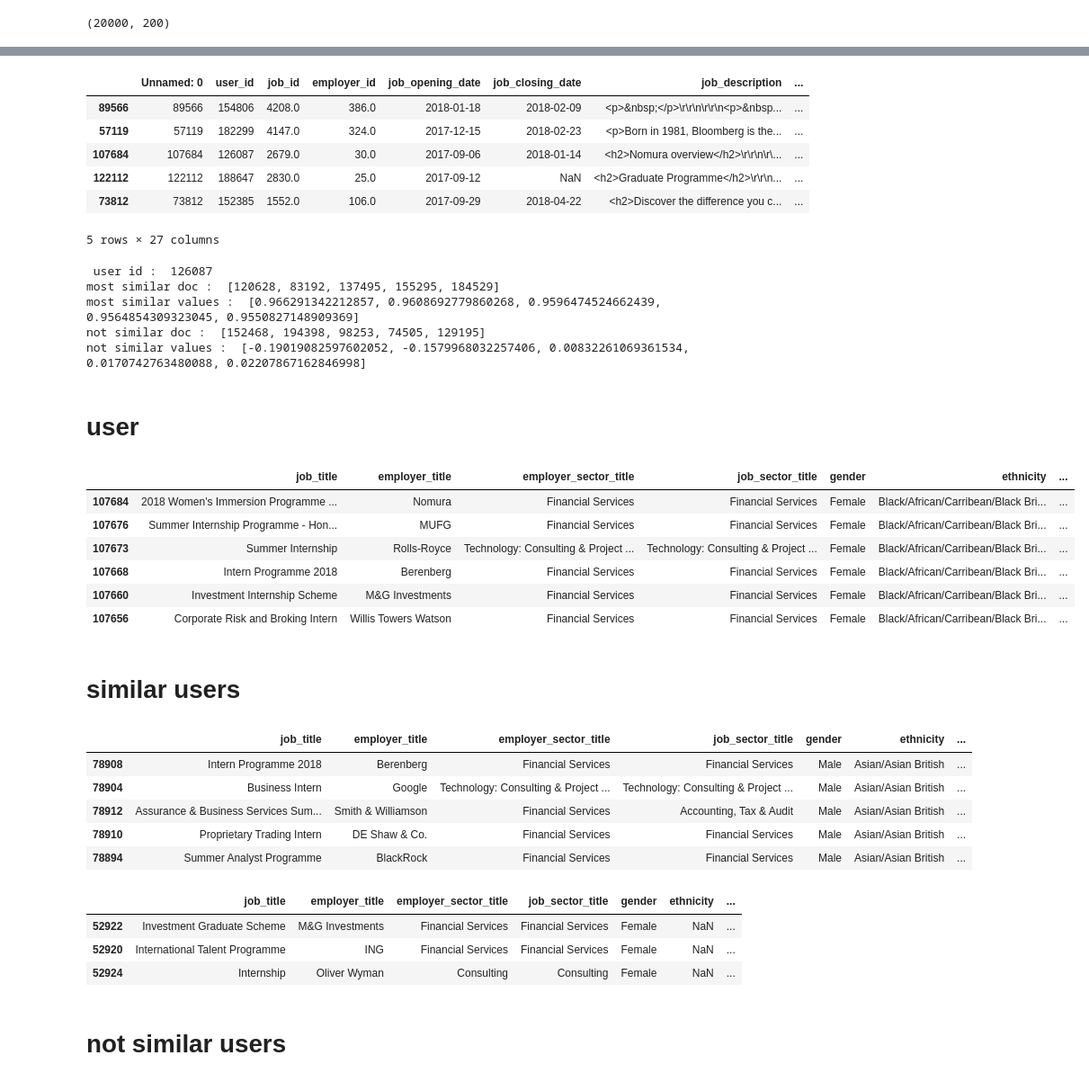
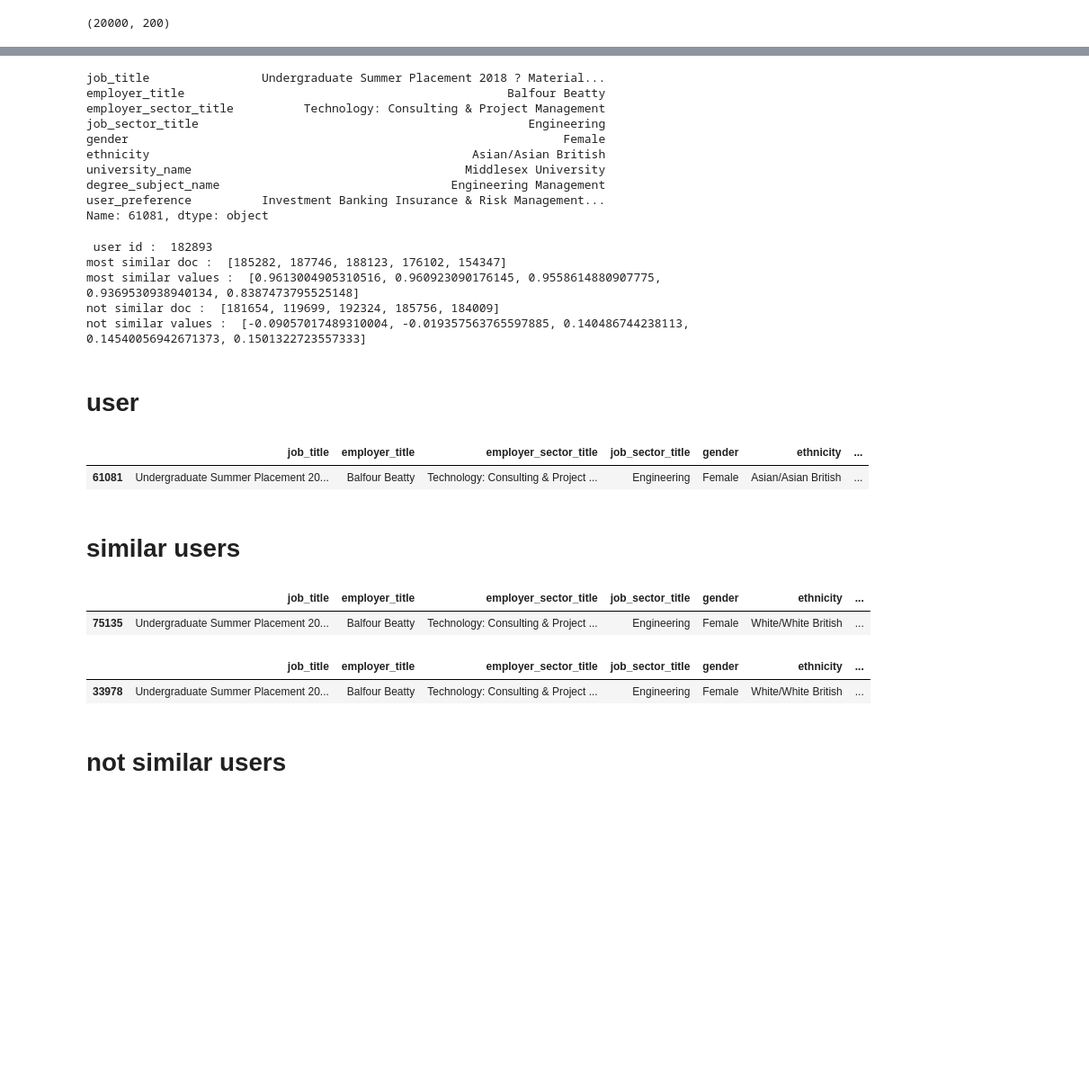
Before and after one commit to Lassanabright/Bright_Network-Data_Science, a Jupyter notebook: Word_Embedding.ipynb, the cells around one changed output, grey strips where cells are left out. Shown: that part at 90% size. Drawn from its saved outputs; the diff is of its cells as text; code cells hidden in the pictures; blank space fills up the shorter version.

```diff
--- a/Word_Embedding.ipynb
+++ b/Word_Embedding.ipynb
@@ -565,13 +449,17 @@ plt.show()
-# %%
-train.head()
-# %% [output]
-|  | Unnamed: 0 | user_id | job_id | employer_id | job_opening_date | job_closing_date | job_description | ... |
-| 89566 | 89566 | 154806 | 4208.0 | 386.0 | 2018-01-18 | 2018-02-09 | <p>&nbsp;</p>\r\r\n\r\r\n<p>&nbsp... | ... |
-| 57119 | 57119 | 182299 | 4147.0 | 324.0 | 2017-12-15 | 2018-02-23 | <p>Born in 1981, Bloomberg is the... | ... |
-| 107684 | 107684 | 126087 | 2679.0 | 30.0 | 2017-09-06 | 2018-01-14 | <h2>Nomura overview</h2>\r\r\n\r\... | ... |
-| 122112 | 122112 | 188647 | 2830.0 | 25.0 | 2017-09-12 | NaN | <h2>Graduate Programme</h2>\r\r\n... | ... |
-| 73812 | 73812 | 152385 | 1552.0 | 106.0 | 2017-09-29 | 2018-04-22 | <h2>Discover the difference you c... | ... |
-5 rows × 27 columns
+# %%
+train.iloc[10][['job_title','employer_title', 'employer_sector_title', 'job_sector_title', 'gender',
+       'ethnicity', 'university_name', 'degree_subject_name', 'user_preference']]
+# %% [output]
+job_title                Undergraduate Summer Placement 2018 ? Material...
+employer_title                                              Balfour Beatty
+employer_sector_title          Technology: Consulting & Project Management
+job_sector_title                                               Engineering
+gender                                                              Female
+ethnicity                                              Asian/Asian British
+university_name                                       Middlesex University
+degree_subject_name                                 Engineering Management
+user_preference          Investment Banking Insurance & Risk Management...
+Name: 61081, dtype: object
 # %%
 def get_similar_member(df, X_train, doc_id, n):
     res=[]
@@ -596,46 +484,35 @@ def get_similar_member(df, X_train, doc_id, n):
     print("not similar doc : ", res[-n:][::-1])
     print("not similar values : ", beta[-n:][::-1])
 # %%
-get_similar_member(train, X_train_user, 2, 5)
+get_similar_member(train, X_train_user, 10, 5)
 # %% [output]
- user id :  126087
-most similar doc :  [120628, 83192, 137495, 155295, 184529]
-most similar values :  [0.966291342212857, 0.9608692779860268, 0.9596474524662439, 0.9564854309323045, 0.9550827148909369]
-not similar doc :  [152468, 194398, 98253, 74505, 129195]
-not similar values :  [-0.19019082597602052, -0.1579968032257406, 0.00832261069361534, 0.0170742763480088, 0.02207867162846998]
+ user id :  182893
+most similar doc :  [185282, 187746, 188123, 176102, 154347]
+most similar values :  [0.9613004905310516, 0.960923090176145, 0.9558614880907775, 0.9369530938940134, 0.8387473795525148]
+not similar doc :  [181654, 119699, 192324, 185756, 184009]
+not similar values :  [-0.09057017489310004, -0.019357563765597885, 0.140486744238113, 0.14540056942671373, 0.1501322723557333]
 # %% [markdown]
 # user
 # %%
-train[train["user_id"]==126087][['job_title','employer_title', 'employer_sector_title', 'job_sector_title', 'gender',
+train[train["user_id"]==182893][['job_title','employer_title', 'employer_sector_title', 'job_sector_title', 'gender',
        'ethnicity', 'university_name', 'degree_subject_name', 'user_preference']].tail(10)
 # %% [output]
 |  | job_title | employer_title | employer_sector_title | job_sector_title | gender | ethnicity | ... |
-| 107684 | 2018 Women's Immersion Programme ... | Nomura | Financial Services | Financial Services | Female | Black/African/Carribean/Black Bri... | ... |
-| 107676 | Summer Internship Programme - Hon... | MUFG | Financial Services | Financial Services | Female | Black/African/Carribean/Black Bri... | ... |
-| 107673 | Summer Internship | Rolls-Royce | Technology: Consulting & Project ... | Technology: Consulting & Project ... | Female | Black/African/Carribean/Black Bri... | ... |
-| 107668 | Intern Programme 2018 | Berenberg | Financial Services | Financial Services | Female | Black/African/Carribean/Black Bri... | ... |
-| 107660 | Investment Internship Scheme | M&G Investments | Financial Services | Financial Services | Female | Black/African/Carribean/Black Bri... | ... |
-| 107656 | Corporate Risk and Broking Intern | Willis Towers Watson | Financial Services | Financial Services | Female | Black/African/Carribean/Black Bri... | ... |
+| 61081 | Undergraduate Summer Placement 20... | Balfour Beatty | Technology: Consulting & Project ... | Engineering | Female | Asian/Asian British | ... |
 # %% [markdown]
 # similar users
 # %%
-train[train["user_id"]==120628][['job_title','employer_title', 'employer_sector_title', 'job_sector_title', 'gender',
+train[train["user_id"]==185282][['job_title','employer_title', 'employer_sector_title', 'job_sector_title', 'gender',
        'ethnicity', 'university_name', 'degree_subject_name', 'user_preference']].tail()
 # %% [output]
 |  | job_title | employer_title | employer_sector_title | job_sector_title | gender | ethnicity | ... |
-| 78908 | Intern Programme 2018 | Berenberg | Financial Services | Financial Services | Male | Asian/Asian British | ... |
-| 78904 | Business Intern | Google | Technology: Consulting & Project ... | Technology: Consulting & Project ... | Male | Asian/Asian British | ... |
-| 78912 | Assurance & Business Services Sum... | Smith & Williamson | Financial Services | Accounting, Tax & Audit | Male | Asian/Asian British | ... |
-| 78910 | Proprietary Trading Intern | DE Shaw & Co. | Financial Services | Financial Services | Male | Asian/Asian British | ... |
-| 78894 | Summer Analyst Programme | BlackRock | Financial Services | Financial Services | Male | Asian/Asian British | ... |
+| 75135 | Undergraduate Summer Placement 20... | Balfour Beatty | Technology: Consulting & Project ... | Engineering | Female | White/White British | ... |
 # %%
-train[train["user_id"]==83192][['job_title','employer_title', 'employer_sector_title', 'job_sector_title', 'gender',
+train[train["user_id"]==176102][['job_title','employer_title', 'employer_sector_title', 'job_sector_title', 'gender',
        'ethnicity', 'university_name', 'degree_subject_name', 'user_preference']].tail(7)
 # %% [output]
 |  | job_title | employer_title | employer_sector_title | job_sector_title | gender | ethnicity | ... |
-| 52922 | Investment Graduate Scheme | M&G Investments | Financial Services | Financial Services | Female | NaN | ... |
-| 52920 | International Talent Programme | ING | Financial Services | Financial Services | Female | NaN | ... |
-| 52924 | Internship | Oliver Wyman | Consulting | Consulting | Female | NaN | ... |
+| 33978 | Undergraduate Summer Placement 20... | Balfour Beatty | Technology: Consulting & Project ... | Engineering | Female | White/White British | ... |
 # %% [markdown]
 # not similar users
 # %%
```
Also changed, not shown: parts of 41 cells of this notebook.
